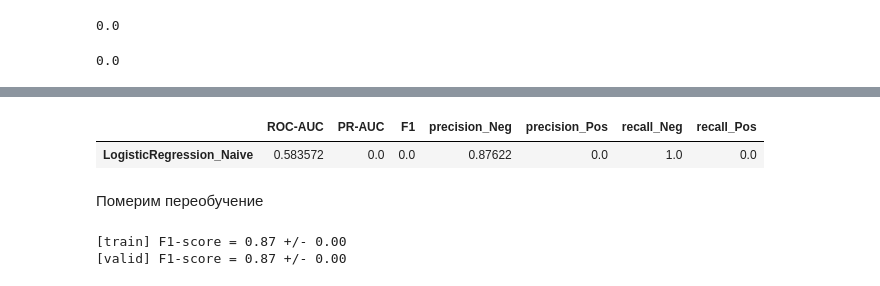
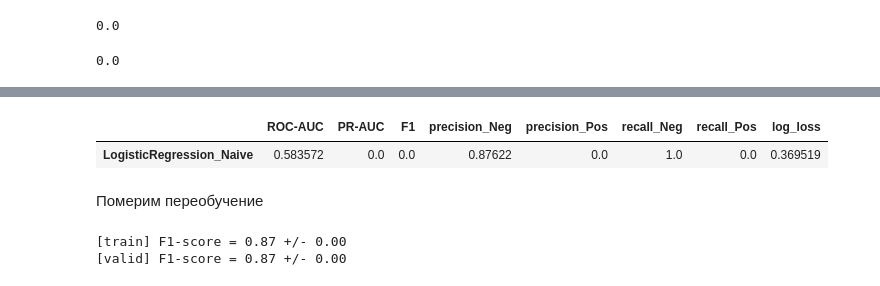
Before and after one commit to EvgeniyBerdyugin/SkillFactory-dspr-40, a Jupyter notebook: module_5/project_5.ipynb, the cells around one changed output, grey strips where cells are left out. Cells and saved outputs as stored; diff of their text form; code cells hidden in the pictures.

```diff
--- a/module_5/project_5.ipynb
+++ b/module_5/project_5.ipynb
@@ -310,9 +297,9 @@ print(log_loss(y_test, probs))
 0.3695188082814619
 # %%
-df_report = get_scores(df_report, model, X_test,
+data_report = get_scores(data_report, model, X_test,
                        y_test, 'LogisticRegression_Naive')
 # %%
-df_report
+data_report
 # %% [output]
-|  | ROC-AUC | PR-AUC | F1 | precision_Neg | precision_Pos | recall_Neg | recall_Pos |
-| LogisticRegression_Naive | 0.583572 | 0.0 | 0.0 | 0.87622 | 0.0 | 1.0 | 0.0 |
+|  | ROC-AUC | PR-AUC | F1 | precision_Neg | precision_Pos | recall_Neg | recall_Pos | log_loss |
+| LogisticRegression_Naive | 0.583572 | 0.0 | 0.0 | 0.87622 | 0.0 | 1.0 | 0.0 | 0.369519 |
```
Also changed, not shown: parts of 72 cells of this notebook, 2 other files.
